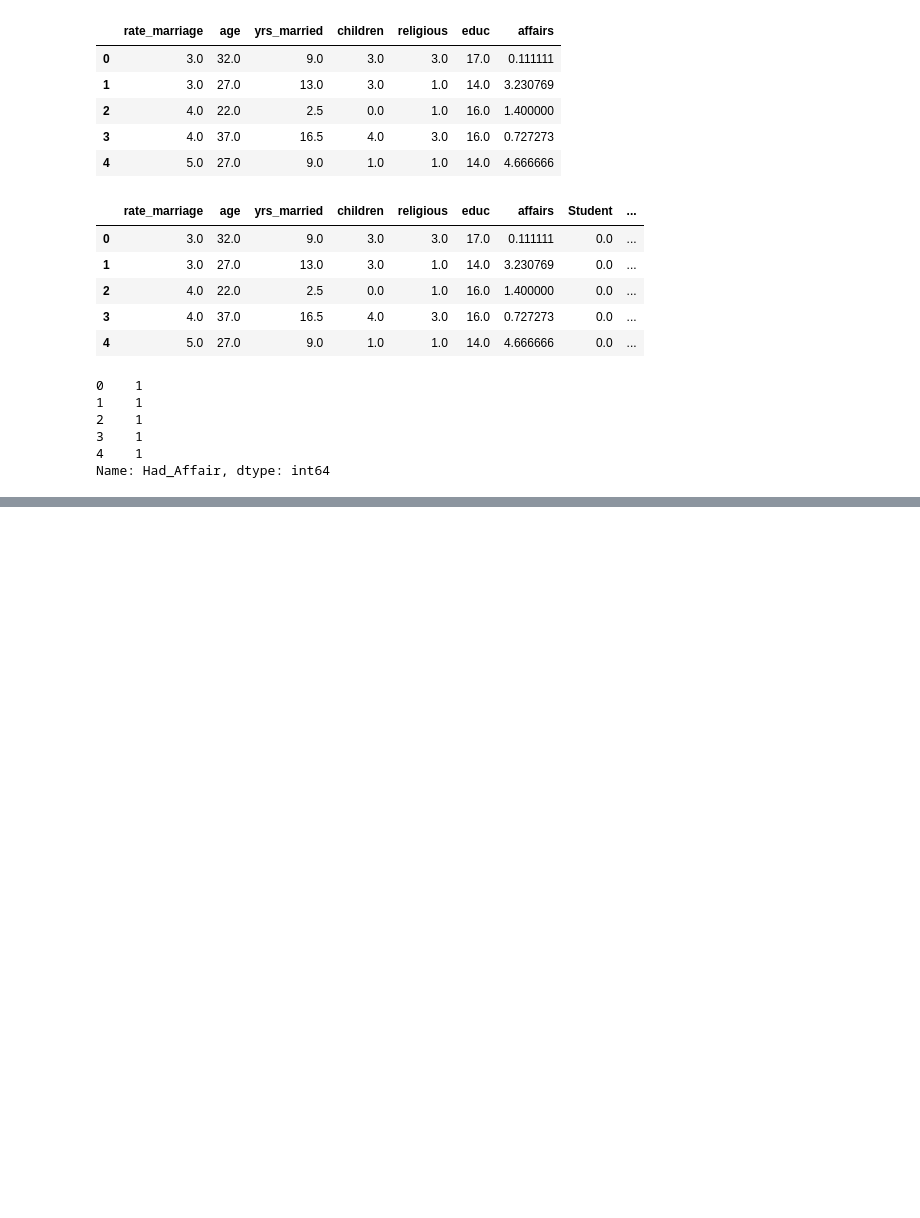
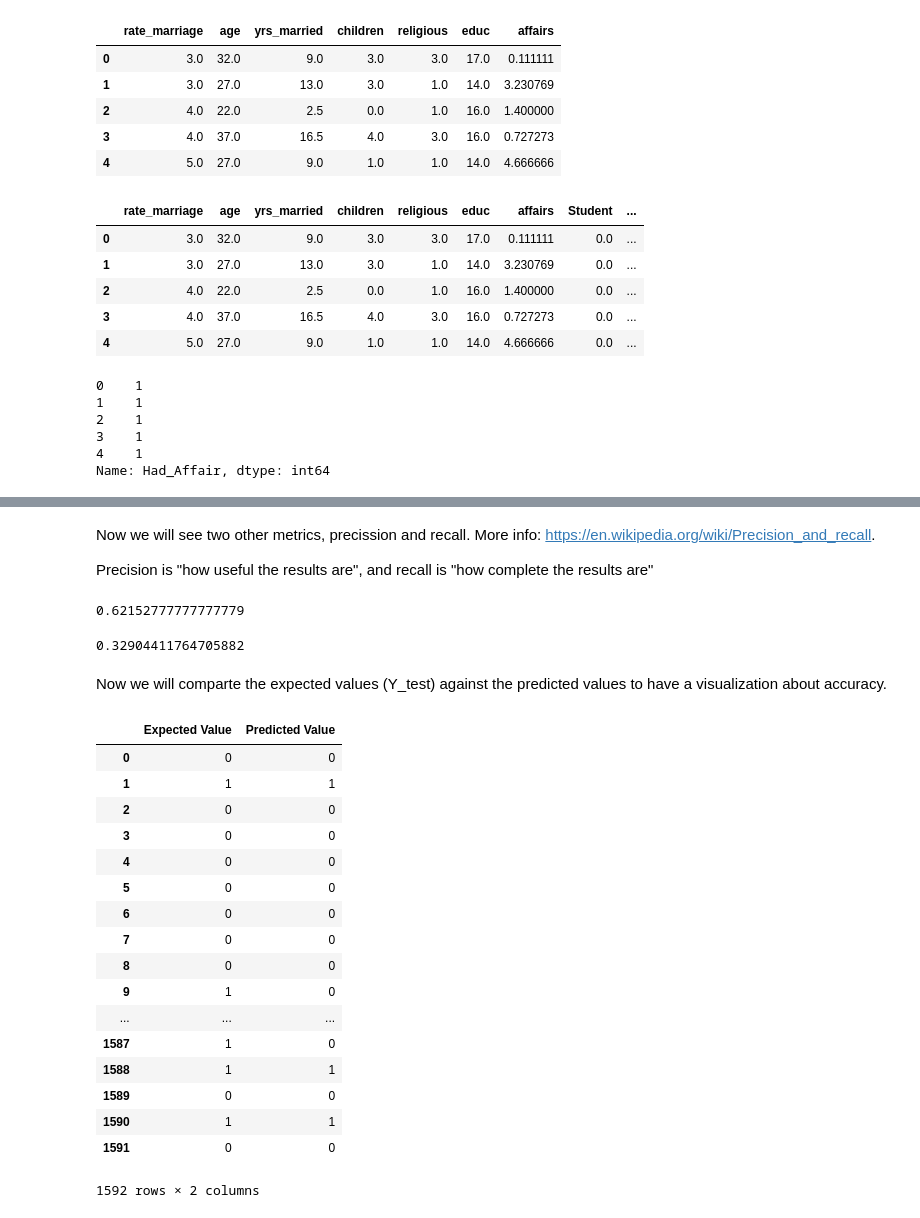
Before and after one commit to jarturomora/python-data-analysis, a Jupyter notebook: ML2 - Supervised Learning - Logistic Regression.ipynb, the cells around one changed output, grey strips where cells are left out. Cells and saved outputs as stored; diff of their text form; code cells hidden in the pictures; blank space fills up the shorter version.

```diff
--- a/ML2 - Supervised Learning - Logistic Regression.ipynb
+++ b/ML2 - Supervised Learning - Logistic Regression.ipynb
@@ -290,0 +391,2 @@ Name: Had_Affair, dtype: int64
+# %%
+log_model2.fit(X_train, Y_train)
@@ -290,0 +398,3 @@ Name: Had_Affair, dtype: int64
+# %%
+# Now we predict the Y values (the testing values) using our trained model and using X_test
+classification_predict = log_model2.predict(X_test)
@@ -290,0 +408,38 @@ Name: Had_Affair, dtype: int64
+# %% [markdown]
+Now we will see two other metrics, precission and recall. More info: https://en.wikipedia.org/wiki/Precision_and_recall.
+
+Precision is "how useful the results are", and recall is "how complete the results are"
+# %%
+metrics.precision_score(Y_test, classification_predict)
+# %% [output]
+0.62152777777777779
+# %%
+metrics.recall_score(Y_test, classification_predict)
+# %% [output]
+0.32904411764705882
+# %% [markdown]
+Now we will comparte the expected values (Y_test) against the predicted values to have a visualization about accuracy.
+# %%
+comp_df = DataFrame(zip(Y_test, np.transpose(classification_predict)))
+comp_df.columns = ["Expected Value", "Predicted Value"]
+# %%
+comp_df
+# %% [output]
+|  | Expected Value | Predicted Value |
+| 0 | 0 | 0 |
+| 1 | 1 | 1 |
+| 2 | 0 | 0 |
+| 3 | 0 | 0 |
+| 4 | 0 | 0 |
+| 5 | 0 | 0 |
+| 6 | 0 | 0 |
+| 7 | 0 | 0 |
+| 8 | 0 | 0 |
+| 9 | 1 | 0 |
+| ... | ... | ... |
+| 1587 | 1 | 0 |
+| 1588 | 1 | 1 |
+| 1589 | 0 | 0 |
+| 1590 | 1 | 1 |
+| 1591 | 0 | 0 |
+1592 rows × 2 columns
```
Also changed, not shown: parts of 24 cells of this notebook, 1 other file.
